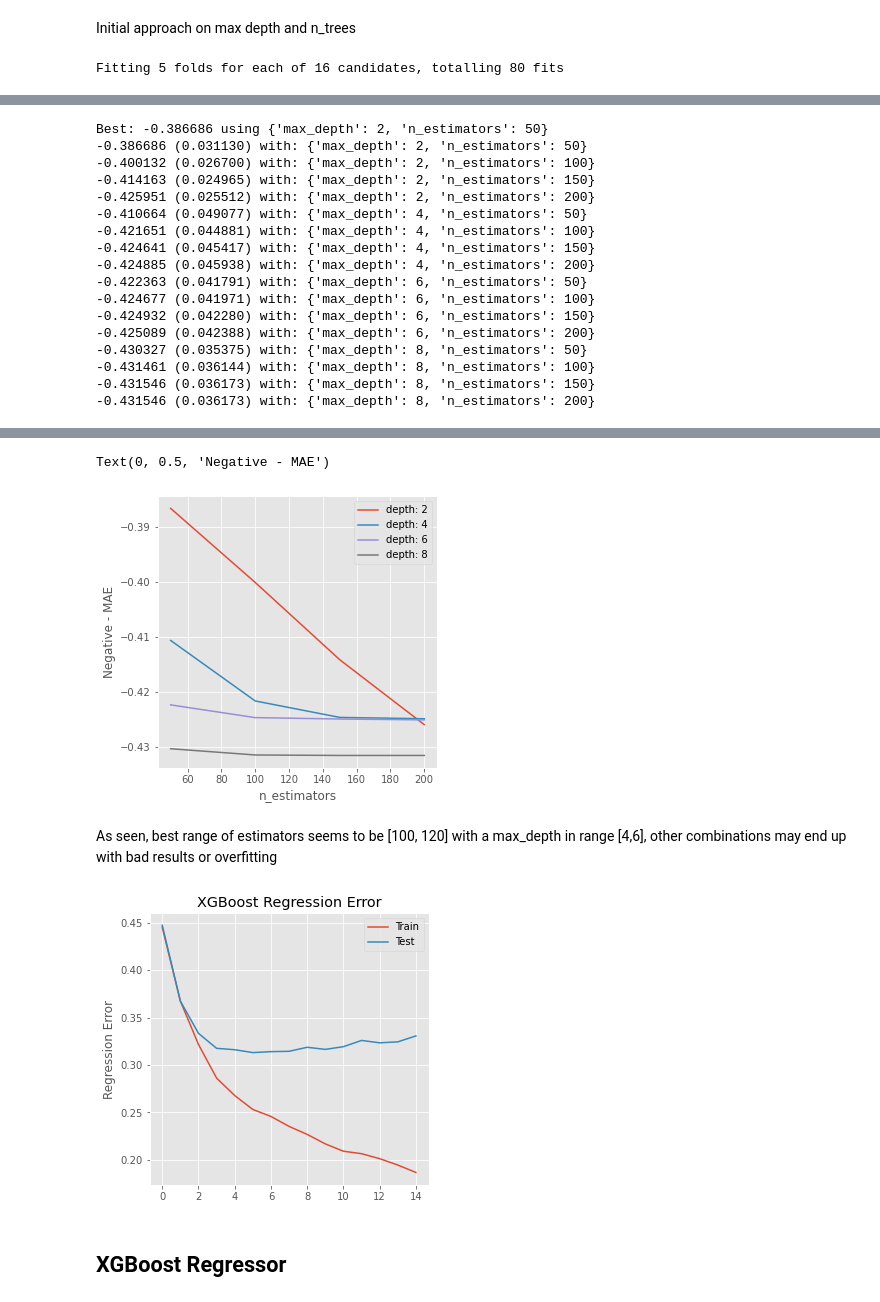
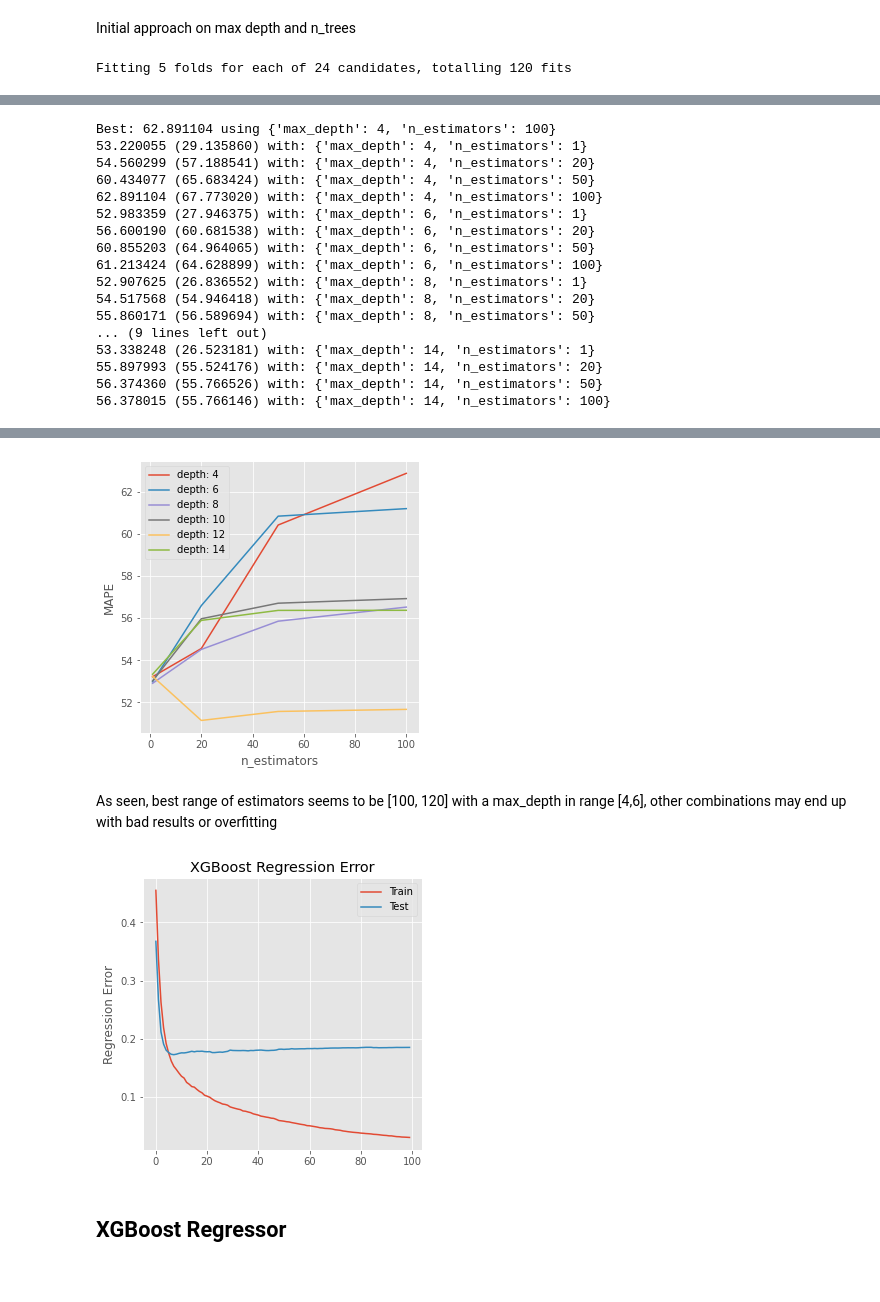
Before and after one commit to lucasbotellaroca/Covid-19_Reproduction_Rate_Estimator, a Jupyter notebook: data_model_evaluation_R0.ipynb, the cells around one changed output, grey strips where cells are left out. Saved outputs shown, nothing was run; the diff lists cells and outputs as text; code cells hidden in the pictures.

```diff
--- a/data_model_evaluation_R0.ipynb
+++ b/data_model_evaluation_R0.ipynb
@@ -316,10 +333,11 @@ df_appch3=principalDf
+# %%
+date=pd.Timestamp(2021, 1, 10)
 # %% [markdown]
 #### Approach 1: Raw data no grouping of variables or PCA Analysis Split
 # %%
-date=pd.Timestamp(2021, 2, 15)
 X_1=df_appch1[(pd.to_datetime(df_appch1['Date']) <= date)]
 X_2=df_appch1[(pd.to_datetime(df_appch1['Date']) > date)]
 X_train_appch1=X_1[X_1.columns[2:-1]]
 X_test_appch1=X_2[X_2.columns[2:-1]]
-y_train_appch1=X_1['R0']
-y_test_appch1=X_2['R0']
+y_train_appch1=X_1['reproduction_rate']
+y_test_appch1=X_2['reproduction_rate']
@@ -326,10 +354,9 @@ y_test_appch1=X_2['R0']
 # %% [markdown]
 ####  Approach 2: Grouping variables, decreasing dimensionality and correlation Split
 # %%
-date=pd.Timestamp(2021, 2, 15)
 X_1=df_appch2[(pd.to_datetime(df_appch2['Date']) <= date)]
 X_2=df_appch2[(pd.to_datetime(df_appch2['Date']) > date)]
 X_train_appch2=X_1[X_1.columns[2:-1]]
 X_test_appch2=X_2[X_2.columns[2:-1]]
-y_train_appch2=X_1['R0']
-y_test_appch2=X_2['R0']
+y_train_appch2=X_1['reproduction_rate']
+y_test_appch2=X_2['reproduction_rate']
@@ -347,17 +388,20 @@ y_test_appch3=X_2['R0']
 #### Check best parameters for our trees to avoid overfitting
 # %% [markdown]
 Initial approach on max depth and n_trees
+# %%
+def mape(y_true, y_pred):
+    return np.mean(np.abs((y_true - y_pred) / y_true)) * 100
 # %%
-n_estimators = [50, 100, 150, 200]
-max_depth = [2, 4, 6, 8]
+n_estimators = [1,20,50,100]
+max_depth = [4,6,8,10, 12, 14]
 
 model = XGBRegressor()
 
 param_grid = dict(max_depth=max_depth, n_estimators=n_estimators)
 
-grid_search = GridSearchCV(model, param_grid, scoring='neg_mean_absolute_error', n_jobs=-1, verbose=1)
+grid_search = GridSearchCV(model, param_grid, scoring=make_scorer(mape), n_jobs=-1, verbose=1)
 
-grid_result = grid_search.fit(X_train_appch1, y_train_appch1)
+grid_result = grid_search.fit(X_train_appch2, y_train_appch2)
 
 # summarize results
 
@@ -375,7 +419,7 @@ for i, value in enumerate(max_depth):
     pyplot.plot(n_estimators, scores[i], label='depth: ' + str(value))
 pyplot.legend()
 pyplot.xlabel('n_estimators')
-pyplot.ylabel('Negative - MAE')
+pyplot.ylabel('MAPE')
 # %% [output]
-Fitting 5 folds for each of 16 candidates, totalling 80 fits
+Fitting 5 folds for each of 24 candidates, totalling 120 fits
 [Parallel(n_jobs=-1)]: Using backend LokyBackend with 4 concurrent workers.
@@ -383,17 +428,17 @@ Fitting 5 folds for each of 16 candidates, totalling 80 fits
-Best: -0.386686 using {'max_depth': 2, 'n_estimators': 50}
--0.386686 (0.031130) with: {'max_depth': 2, 'n_estimators': 50}
--0.400132 (0.026700) with: {'max_depth': 2, 'n_estimators': 100}
--0.414163 (0.024965) with: {'max_depth': 2, 'n_estimators': 150}
--0.425951 (0.025512) with: {'max_depth': 2, 'n_estimators': 200}
--0.410664 (0.049077) with: {'max_depth': 4, 'n_estimators': 50}
--0.421651 (0.044881) with: {'max_depth': 4, 'n_estimators': 100}
--0.424641 (0.045417) with: {'max_depth': 4, 'n_estimators': 150}
--0.424885 (0.045938) with: {'max_depth': 4, 'n_estimators': 200}
--0.422363 (0.041791) with: {'max_depth': 6, 'n_estimators': 50}
--0.424677 (0.041971) with: {'max_depth': 6, 'n_estimators': 100}
--0.424932 (0.042280) with: {'max_depth': 6, 'n_estimators': 150}
--0.425089 (0.042388) with: {'max_depth': 6, 'n_estimators': 200}
--0.430327 (0.035375) with: {'max_depth': 8, 'n_estimators': 50}
--0.431461 (0.036144) with: {'max_depth': 8, 'n_estimators': 100}
--0.431546 (0.036173) with: {'max_depth': 8, 'n_estimators': 150}
--0.431546 (0.036173) with: {'max_depth': 8, 'n_estimators': 200}
+Best: 62.891104 using {'max_depth': 4, 'n_estimators': 100}
+53.220055 (29.135860) with: {'max_depth': 4, 'n_estimators': 1}
+54.560299 (57.188541) with: {'max_depth': 4, 'n_estimators': 20}
+60.434077 (65.683424) with: {'max_depth': 4, 'n_estimators': 50}
+62.891104 (67.773020) with: {'max_depth': 4, 'n_estimators': 100}
+52.983359 (27.946375) with: {'max_depth': 6, 'n_estimators': 1}
+56.600190 (60.681538) with: {'max_depth': 6, 'n_estimators': 20}
+60.855203 (64.964065) with: {'max_depth': 6, 'n_estimators': 50}
+61.213424 (64.628899) with: {'max_depth': 6, 'n_estimators': 100}
+52.907625 (26.836552) with: {'max_depth': 8, 'n_estimators': 1}
+54.517568 (54.946418) with: {'max_depth': 8, 'n_estimators': 20}
+55.860171 (56.589694) with: {'max_depth': 8, 'n_estimators': 50}
+... (9 lines left out)
+53.338248 (26.523181) with: {'max_depth': 14, 'n_estimators': 1}
+55.897993 (55.524176) with: {'max_depth': 14, 'n_estimators': 20}
+56.374360 (55.766526) with: {'max_depth': 14, 'n_estimators': 50}
+56.378015 (55.766146) with: {'max_depth': 14, 'n_estimators': 100}
@@ -401,14 +446,14 @@ Best: -0.386686 using {'max_depth': 2, 'n_estimators': 50}
-Text(0, 0.5, 'Negative - MAE')
-[figure, old version]
+[figure, new version]
 # %% [markdown]
 As seen, best range of estimators seems to be [100, 120] with a max_depth in range [4,6], other combinations may end up with bad results or overfitting
 # %%
 #Default is created with max_depth 6 and n_estimators 100 which is correct for the following analysis
 model = XGBRegressor()
 
-eval_set = [(X_train_appch1, y_train_appch1), (X_test_appch1, y_test_appch1)]
+eval_set1 = [(X_train_appch1, y_train_appch1), (X_test_appch1, y_test_appch1)]
+model.fit(X_train_appch1, y_train_appch1, eval_metric=["mae"], eval_set=eval_set1, verbose=False)
 
-model.fit(X_train_appch1, y_train_appch1, eval_metric=["mae"], eval_set=eval_set, verbose=False, early_stopping_rounds=10)
+
 results = model.evals_result()
 epochs = len(results['validation_0']['mae'])
 x_axis = range(0, epochs)
@@ -421,7 +466,7 @@ pyplot.ylabel('Regression Error')
 pyplot.title('XGBoost Regression Error')
 pyplot.show()
 # %% [output]
-[figure, old version]
+[figure, new version]
 # %% [markdown]
 ## XGBoost Regressor
 # %% [markdown]
```
Also changed, not shown: parts of 156 cells of this notebook.
